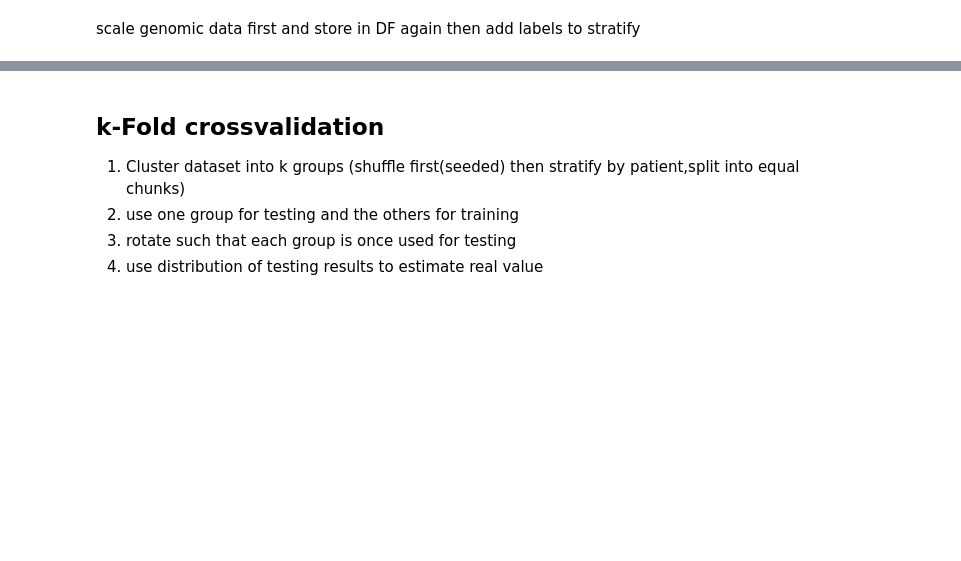
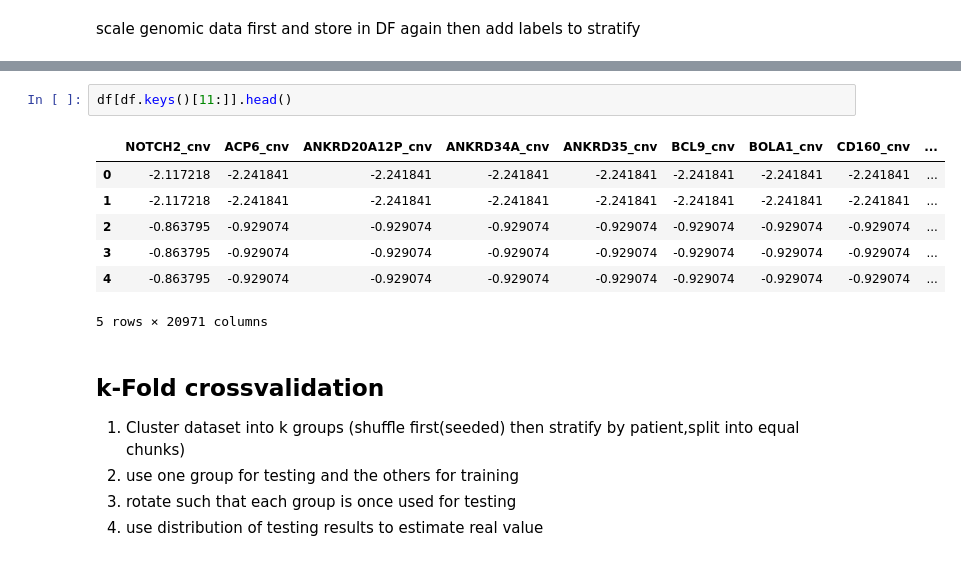
Before and after one commit to SeibelT/multimodal_survival_prediction, a Jupyter notebook: playground.ipynb, the cells around one changed output, grey strips where cells are left out. Cells and saved outputs as stored; diff of their text form; blank space fills up the shorter version.

```diff
--- a/playground.ipynb
+++ b/playground.ipynb
@@ -53,3 +116,13 @@ df.head()
+# %%
+df[df.keys()[11:]].head()
+# %% [output]
+|  | NOTCH2_cnv | ACP6_cnv | ANKRD20A12P_cnv | ANKRD34A_cnv | ANKRD35_cnv | BCL9_cnv | BOLA1_cnv | CD160_cnv | ... |
+| 0 | -2.117218 | -2.241841 | -2.241841 | -2.241841 | -2.241841 | -2.241841 | -2.241841 | -2.241841 | ... |
+| 1 | -2.117218 | -2.241841 | -2.241841 | -2.241841 | -2.241841 | -2.241841 | -2.241841 | -2.241841 | ... |
+| 2 | -0.863795 | -0.929074 | -0.929074 | -0.929074 | -0.929074 | -0.929074 | -0.929074 | -0.929074 | ... |
+| 3 | -0.863795 | -0.929074 | -0.929074 | -0.929074 | -0.929074 | -0.929074 | -0.929074 | -0.929074 | ... |
+| 4 | -0.863795 | -0.929074 | -0.929074 | -0.929074 | -0.929074 | -0.929074 | -0.929074 | -0.929074 | ... |
+5 rows × 20971 columns
 # %% [markdown]
 ## k-Fold crossvalidation
 1. Cluster dataset into k groups (shuffle first(seeded) then stratify by patient,split into equal chunks)
```
Also changed, not shown: parts of 22 cells of this notebook, 4 other files.
